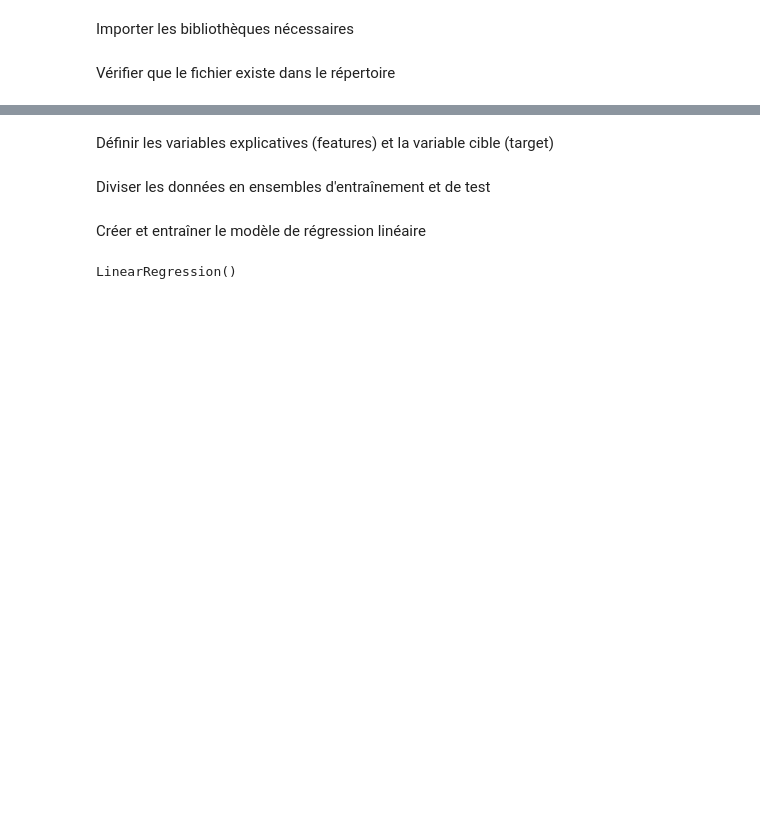
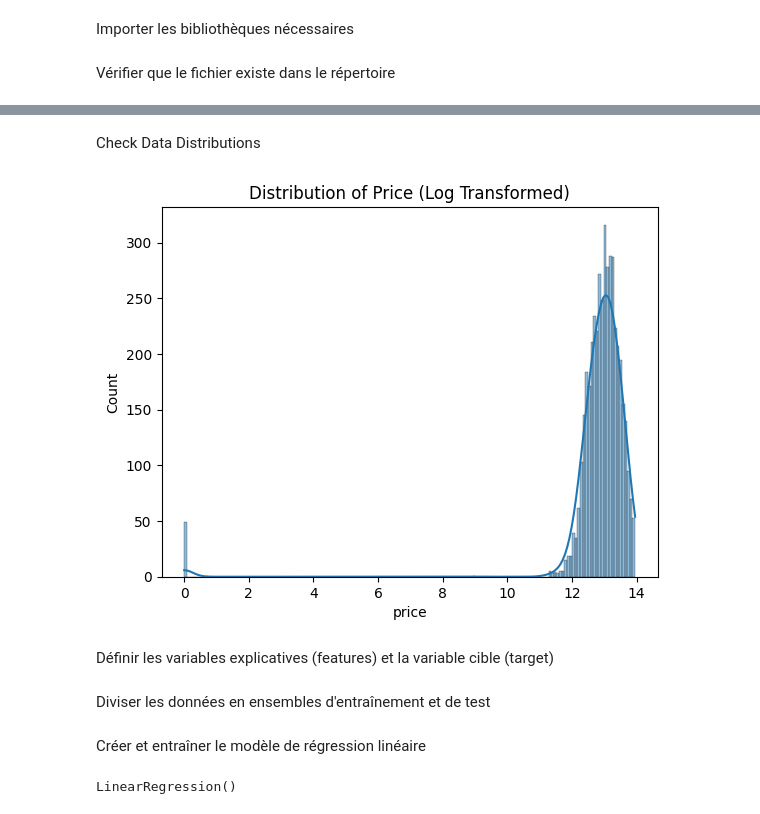
Before and after one commit to yassinebenacha/PRODIGY_TrackCode_TaskNumber, a Jupyter notebook: TASKE1.ipynb, the cells around one changed output, grey strips where cells are left out. Cells and saved outputs as stored; diff of their text form; code cells hidden in the pictures; blank space fills up the shorter version.

```diff
--- a/TASKE1.ipynb
+++ b/TASKE1.ipynb
@@ -12,0 +59,12 @@ data = pd.read_csv("data.csv")
+# %%
+# Calculate IQR for price
+Q1 = data['price'].quantile(0.25)
+Q3 = data['price'].quantile(0.75)
+IQR = Q3 - Q1
+
+# Define lower and upper bounds
+lower_bound = Q1 - 1.5 * IQR
+upper_bound = Q3 + 1.5 * IQR
+
+# Remove outliers
+data = data[(data['price'] >= lower_bound) & (data['price'] <= upper_bound)]
@@ -12,0 +73,18 @@ data = pd.read_csv("data.csv")
+# %%
+from sklearn.preprocessing import StandardScaler
+
+scaler = StandardScaler()
+data[['sqft_living', 'bedrooms', 'bathrooms']] = scaler.fit_transform(data[['sqft_living', 'bedrooms', 'bathrooms']])
+# %% [markdown]
+Check Data Distributions
+# %%
+# Log transform 'price' to reduce skewness
+import numpy as np
+data['price'] = np.log1p(data['price'])
+
+# Visualize the new distribution
+sns.histplot(data['price'], kde=True)
+plt.title("Distribution of Price (Log Transformed)")
+plt.show()
+# %% [output]
+[figure, added]
```
Also changed, not shown: parts of 17 cells of this notebook, 1 other file.
